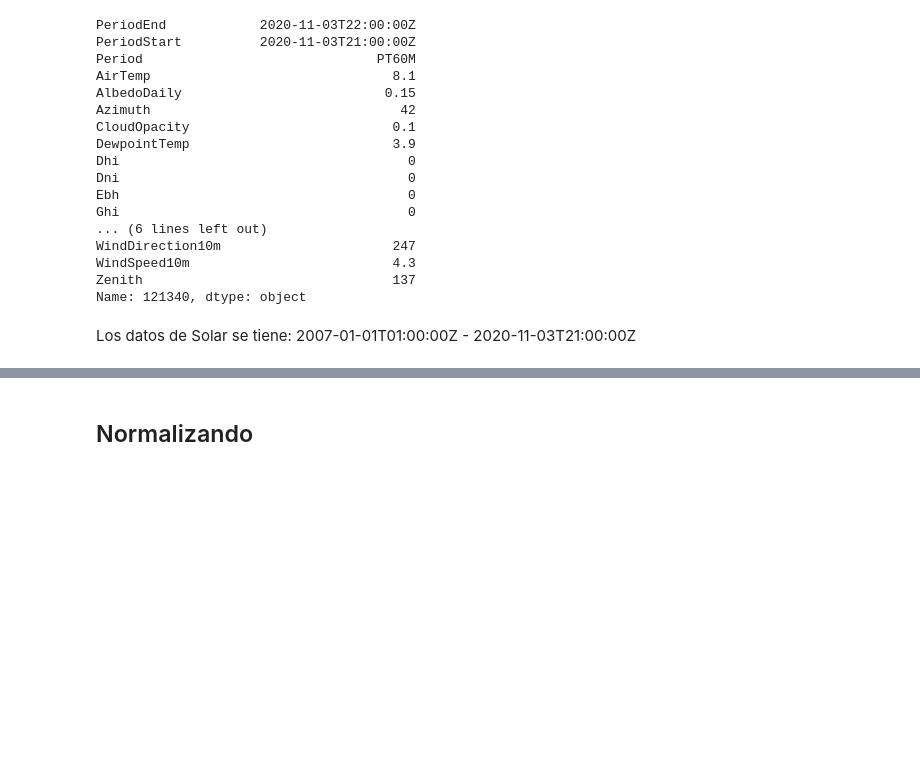
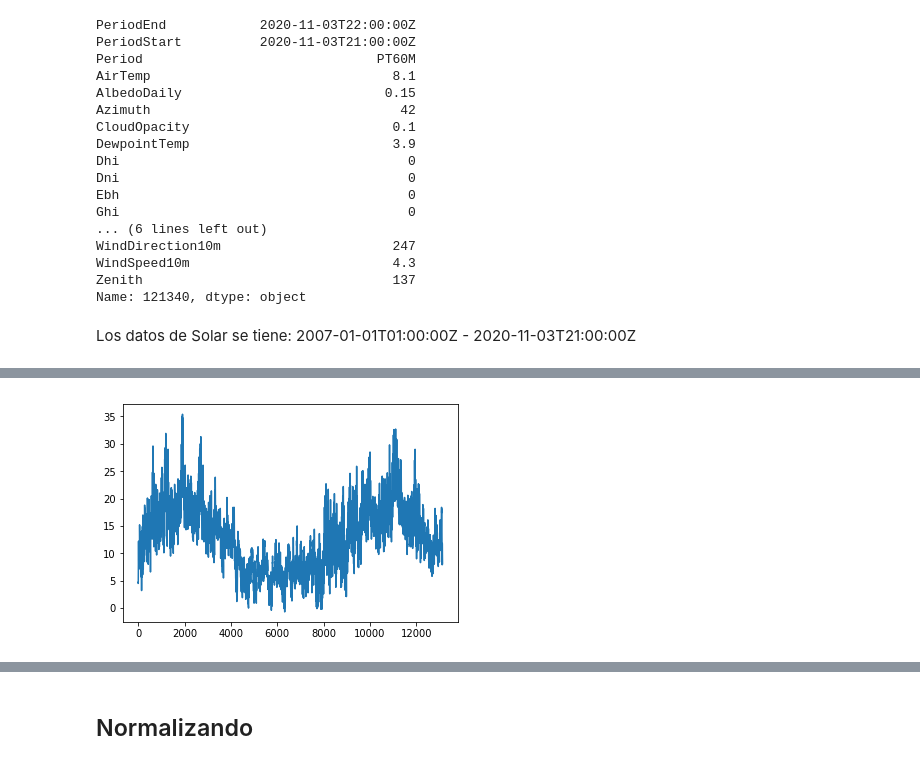
Before and after one commit to sofgutierrez6/ProyectoGrado, a Jupyter notebook: Data_Adaptation.ipynb, the cells around one changed output, grey strips where cells are left out. Cells and saved outputs as stored; diff of their text form; code cells hidden in the pictures; blank space fills up the shorter version.

```diff
--- a/Data_Adaptation.ipynb
+++ b/Data_Adaptation.ipynb
@@ -357,0 +516,5 @@ Los datos de Solar se tiene: 2007-01-01T01:00:00Z - 2020-11-03T21:00:00Z
+# %%
+plt.plot(x1,dataSolarRangoSD['AirTemp'])
+plt.show()
+# %% [output]
+[figure, added]
```
Also changed, not shown: parts of 111 cells of this notebook, 8 other files.
